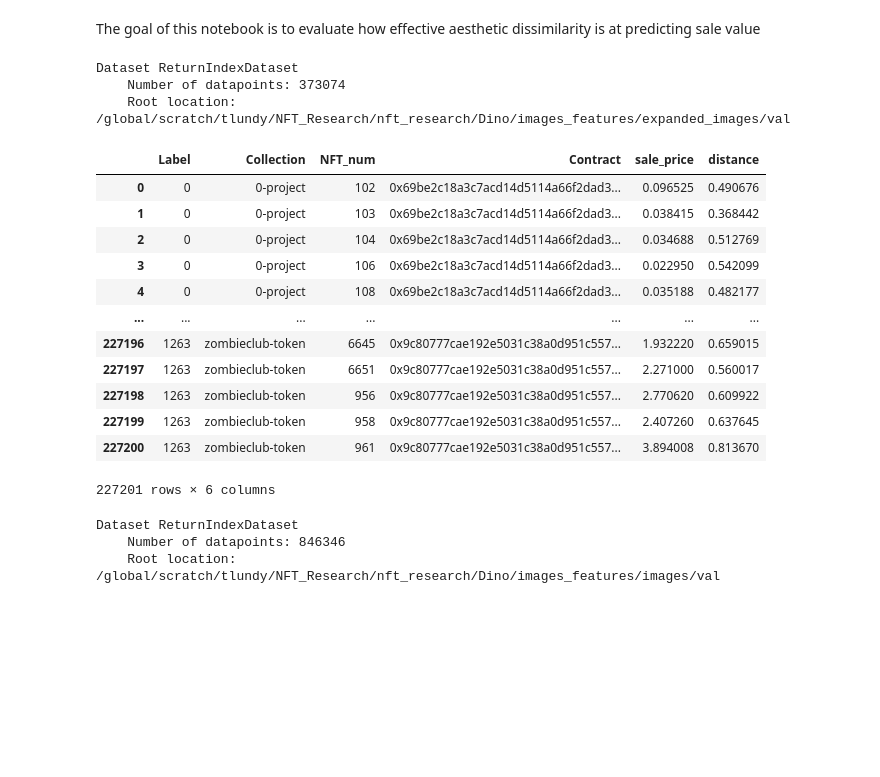
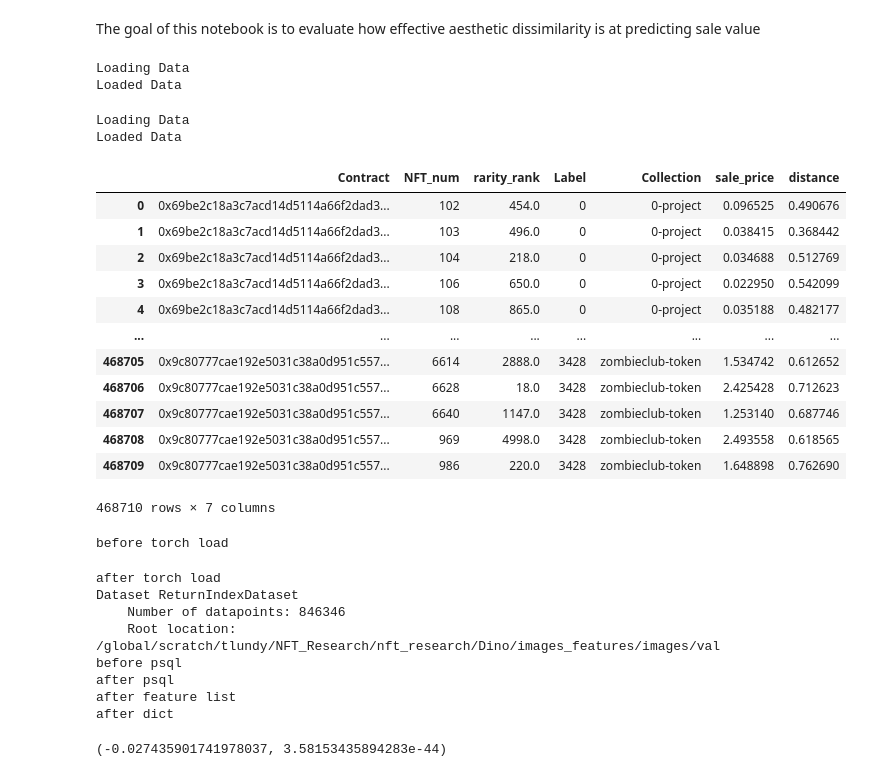
Before and after one commit to narunraman/nft_research, a Jupyter notebook: snob_effect/Snob_effect_analysis.ipynb, the cells around one changed output. Cells and saved outputs as stored; diff of their text form; code cells hidden in the pictures; blank space fills up the shorter version.

Commit message:
Cleaned up snob effect code

```diff
--- a/snob_effect/Snob_effect_analysis.ipynb
+++ b/snob_effect/Snob_effect_analysis.ipynb
@@ -19,28 +20,23 @@ The autoreload extension is already loaded. To reload it, use:
 # %% [markdown]
 The goal of this notebook is to evaluate how effective aesthetic dissimilarity is at predicting sale value
 # %%
-df1 = snob.create_snob_df('expanded_images','expanded_features')
-df1
+total_df = snob.create_master_snob_df()
+total_df
 # %% [output]
-Dataset ReturnIndexDataset
-    Number of datapoints: 373074
-    Root location: /global/scratch/tlundy/NFT_Research/nft_research/Dino/images_features/expanded_images/val
+Loading Data
+Loaded Data
+Loading Data
+Loaded Data
-|  | Label | Collection | NFT_num | Contract | sale_price | distance |
-| 0 | 0 | 0-project | 102 | 0x69be2c18a3c7acd14d5114a66f2dad3... | 0.096525 | 0.490676 |
-| 1 | 0 | 0-project | 103 | 0x69be2c18a3c7acd14d5114a66f2dad3... | 0.038415 | 0.368442 |
-| 2 | 0 | 0-project | 104 | 0x69be2c18a3c7acd14d5114a66f2dad3... | 0.034688 | 0.512769 |
-| 3 | 0 | 0-project | 106 | 0x69be2c18a3c7acd14d5114a66f2dad3... | 0.022950 | 0.542099 |
-| 4 | 0 | 0-project | 108 | 0x69be2c18a3c7acd14d5114a66f2dad3... | 0.035188 | 0.482177 |
-| ... | ... | ... | ... | ... | ... | ... |
-| 227196 | 1263 | zombieclub-token | 6645 | 0x9c80777cae192e5031c38a0d951c557... | 1.932220 | 0.659015 |
-| 227197 | 1263 | zombieclub-token | 6651 | 0x9c80777cae192e5031c38a0d951c557... | 2.271000 | 0.560017 |
-| 227198 | 1263 | zombieclub-token | 956 | 0x9c80777cae192e5031c38a0d951c557... | 2.770620 | 0.609922 |
-| 227199 | 1263 | zombieclub-token | 958 | 0x9c80777cae192e5031c38a0d951c557... | 2.407260 | 0.637645 |
-| 227200 | 1263 | zombieclub-token | 961 | 0x9c80777cae192e5031c38a0d951c557... | 3.894008 | 0.813670 |
+|  | Contract | NFT_num | rarity_rank | Label | Collection | sale_price | distance |
+| 0 | 0x69be2c18a3c7acd14d5114a66f2dad3... | 102 | 454.0 | 0 | 0-project | 0.096525 | 0.490676 |
+| 1 | 0x69be2c18a3c7acd14d5114a66f2dad3... | 103 | 496.0 | 0 | 0-project | 0.038415 | 0.368442 |
+| 2 | 0x69be2c18a3c7acd14d5114a66f2dad3... | 104 | 218.0 | 0 | 0-project | 0.034688 | 0.512769 |
+| 3 | 0x69be2c18a3c7acd14d5114a66f2dad3... | 106 | 650.0 | 0 | 0-project | 0.022950 | 0.542099 |
+| 4 | 0x69be2c18a3c7acd14d5114a66f2dad3... | 108 | 865.0 | 0 | 0-project | 0.035188 | 0.482177 |
+| ... | ... | ... | ... | ... | ... | ... | ... |
+| 468705 | 0x9c80777cae192e5031c38a0d951c557... | 6614 | 2888.0 | 3428 | zombieclub-token | 1.534742 | 0.612652 |
+| 468706 | 0x9c80777cae192e5031c38a0d951c557... | 6628 | 18.0 | 3428 | zombieclub-token | 2.425428 | 0.712623 |
+| 468707 | 0x9c80777cae192e5031c38a0d951c557... | 6640 | 1147.0 | 3428 | zombieclub-token | 1.253140 | 0.687746 |
+| 468708 | 0x9c80777cae192e5031c38a0d951c557... | 969 | 4998.0 | 3428 | zombieclub-token | 2.493558 | 0.618565 |
+| 468709 | 0x9c80777cae192e5031c38a0d951c557... | 986 | 220.0 | 3428 | zombieclub-token | 1.648898 | 0.762690 |
-227201 rows × 6 columns
+468710 rows × 7 columns
-# %%
-df2 = snob.create_snob_df('images','features')
-# %% [output]
-Dataset ReturnIndexDataset
-    Number of datapoints: 846346
-    Root location: /global/scratch/tlundy/NFT_Research/nft_research/Dino/images_features/images/val
@@ -46,0 +45,21 @@ Dataset ReturnIndexDataset
+# %%
+df1 = snob.save_data_and_features('images','features',True)
+# %% [output]
+before torch load
+after torch load
+Dataset ReturnIndexDataset
+    Number of datapoints: 846346
+    Root location: /global/scratch/tlundy/NFT_Research/nft_research/Dino/images_features/images/val
+before psql
+after psql
+after feature list
+after dict
+# %%
+total_df = total_df.groupby('Collection').filter(lambda group: len(group) >= 100)
+#Keep only rows with rarity ranks
+rares = total_df.dropna(subset=['rarity_rank'],inplace=False).groupby('Collection').filter(lambda group: len(group) >= 100)
+slug_list = snob.compute_labels_pearson(rares.groupby('Collection'),'rarity_rank',metric='pearson',slug_list = True)
+result_df = snob.compute_global_corrs(total_df,norm_type='additive',slug_list=slug_list)
+result_df
+# %% [output]
+(-0.027435901741978037, 3.58153435894283e-44)
```
Also changed, not shown: parts of 25 cells of this notebook, 16 other files.
